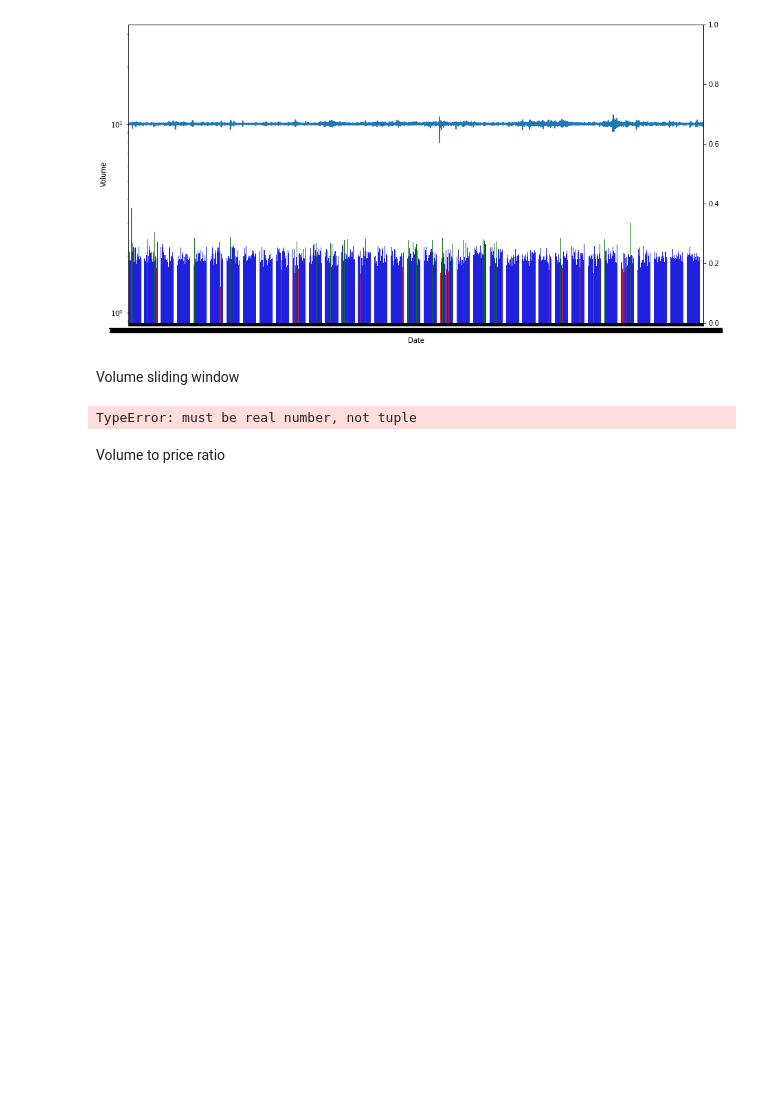
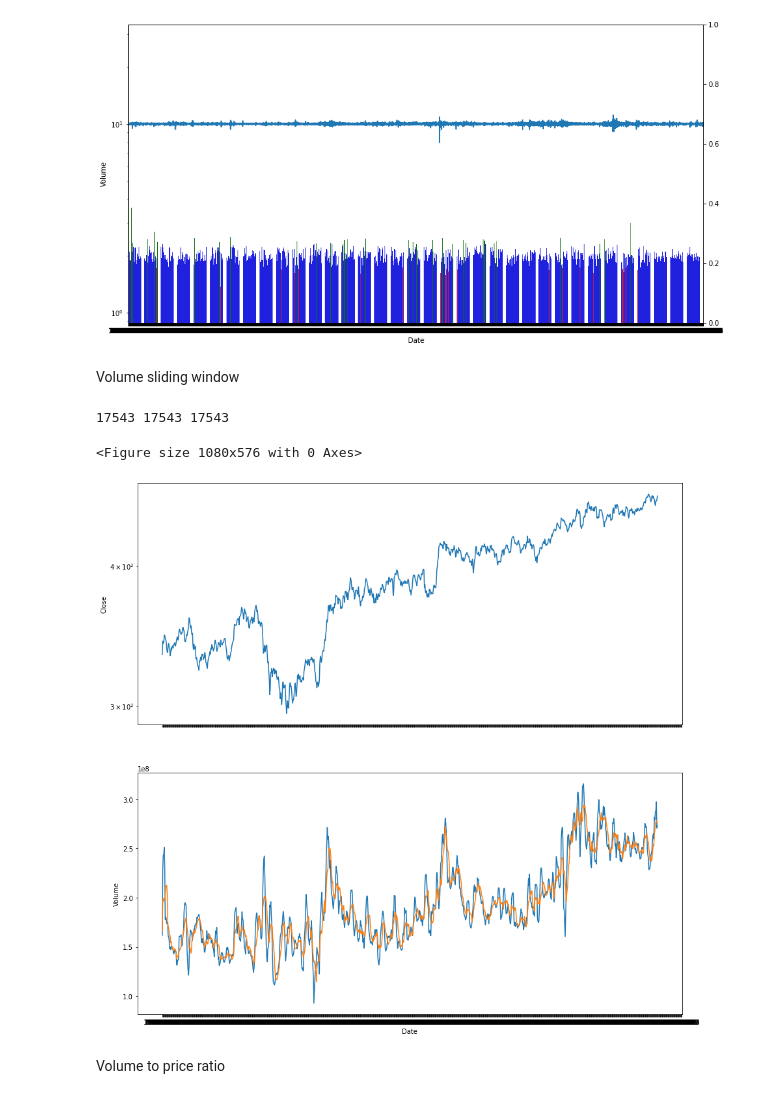
Before and after one commit to cookie1111/diplo, a Jupyter notebook: data_explorer_back_to_basic.ipynb, the cells around one changed output. Cells and saved outputs as stored; diff of their text form; code cells hidden in the pictures; blank space fills up the shorter version.

```diff
--- a/data_explorer_back_to_basic.ipynb
+++ b/data_explorer_back_to_basic.ipynb
@@ -195,14 +199,29 @@ plt.show()
 Volume sliding window
 # %%
 def window_operation(cutout):
-    cutout.mean()
-    return 1
+    return cutout.mean()
 
 
-wind = test['Close'].rolling(window=5)
-wind.apply(window_operation)
+
+wind = test['Volume'].rolling(window=5)
+ma_vol5 = wind.apply(window_operation)
+wind = test['Volume'].rolling(window=10)
+ma_vol10 = wind.apply(window_operation)
+print(len(ma_vol5),len(ma_vol10),len(test['Close']))
 # %% [output]
-TypeError: must be real number, not tuple
+17543 17543 17543
+# %%
+SLICE = range(10000,11000)
+plt.figure(figsize=(15,8))
+fig,axs = plt.subplots(2,1,sharex=True,figsize=(15,15))
+ax = sns.lineplot(x = test["Date"].iloc[SLICE],y = test['Close'].iloc[SLICE],ax=axs[0],estimator=None)
+ax.set(yscale='log')
+sns.lineplot(x= test["Date"],y = ma_vol5.iloc[SLICE],ax = axs[1])
+sns.lineplot(x= test["Date"],y = ma_vol10.iloc[SLICE],ax = axs[1])
+plt.show()
+# %% [output]
+<Figure size 1080x576 with 0 Axes>
+[figure, added]
 # %% [markdown]
 Volume to price ratio
 # %%
```
Also changed, not shown: parts of 1 cell of this notebook, 3 other files.
